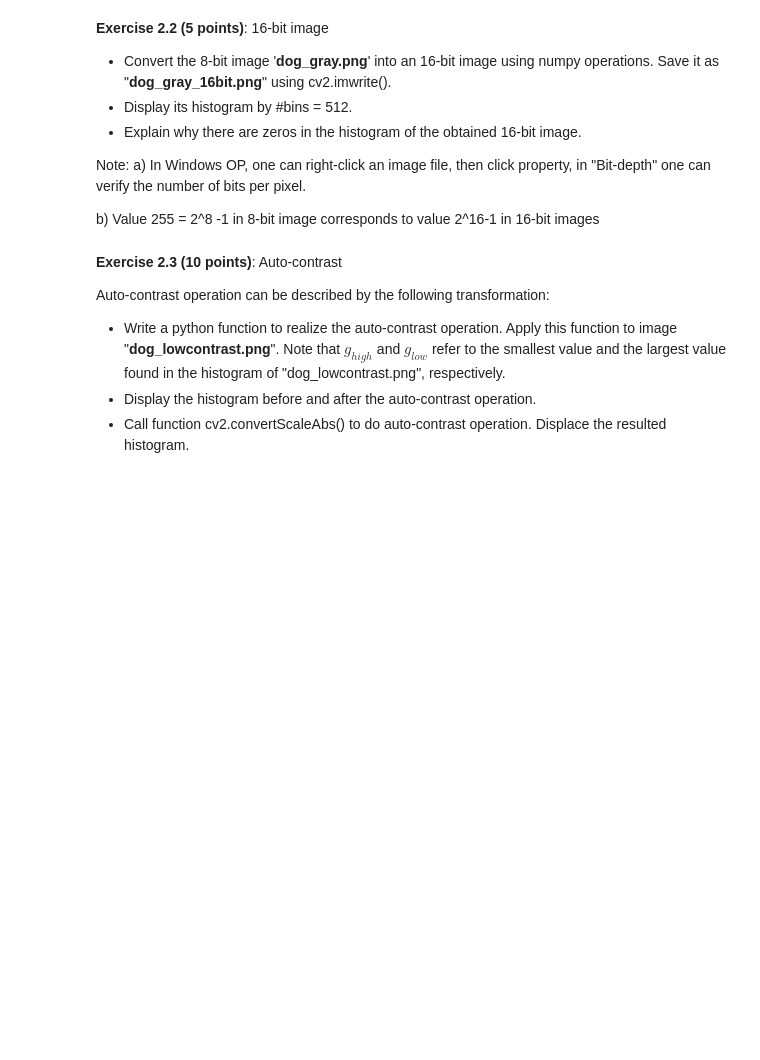
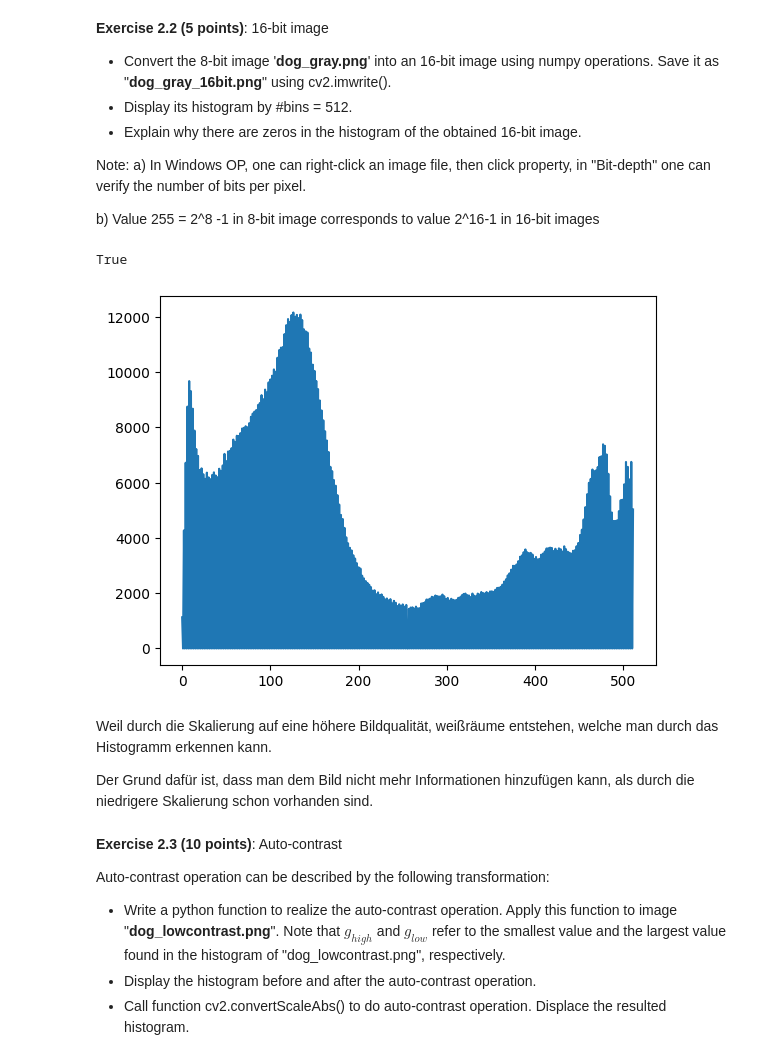
Before and after one commit to Ambos14/ComputerVision26, a Jupyter notebook: Praktikum 1/L02.ipynb, the cells around one changed output. Cells and saved outputs as stored; diff of their text form; code cells hidden in the pictures; blank space fills up the shorter version.

```diff
--- a/Praktikum 1/L02.ipynb
+++ b/Praktikum 1/L02.ipynb
@@ -189,3 +187,25 @@ b) Value 255 = 2^8 -1 in 8-bit image corresponds to value 2^16-1 in 16-bit image
+# %%
+# Bild laden
+img_8bit = cv2.imread('dog_gray.png', cv2.IMREAD_GRAYSCALE)
+
+# Umrechnung: 8-bit * 257 = 16-bit
+# (255 * 257 = 65535)
+img_16bit = (img_8bit.astype(np.uint32) * 257).astype(np.uint16)
+
+# Speichern
+cv2.imwrite('dog_gray_16bit.png', img_16bit)
+# %% [output]
+True
+# %%
+hist_16 = cv2.calcHist([img_16bit], [0], None, [512], [0, 65536])
+plt.plot(hist_16)
+plt.show()
+# %% [output]
+[figure, added]
+# %% [markdown]
+Weil durch die Skalierung auf eine höhere Bildqualität, weißräume entstehen, welche man durch das Histogramm erkennen kann.
+
+Der Grund dafür ist, dass man dem Bild nicht mehr Informationen hinzufügen kann, als durch die niedrigere Skalierung schon vorhanden sind.
 # %% [markdown]
 **Exercise 2.3 (10 points)**: Auto-contrast
 
```
Also changed, not shown: parts of 3 cells of this notebook.
